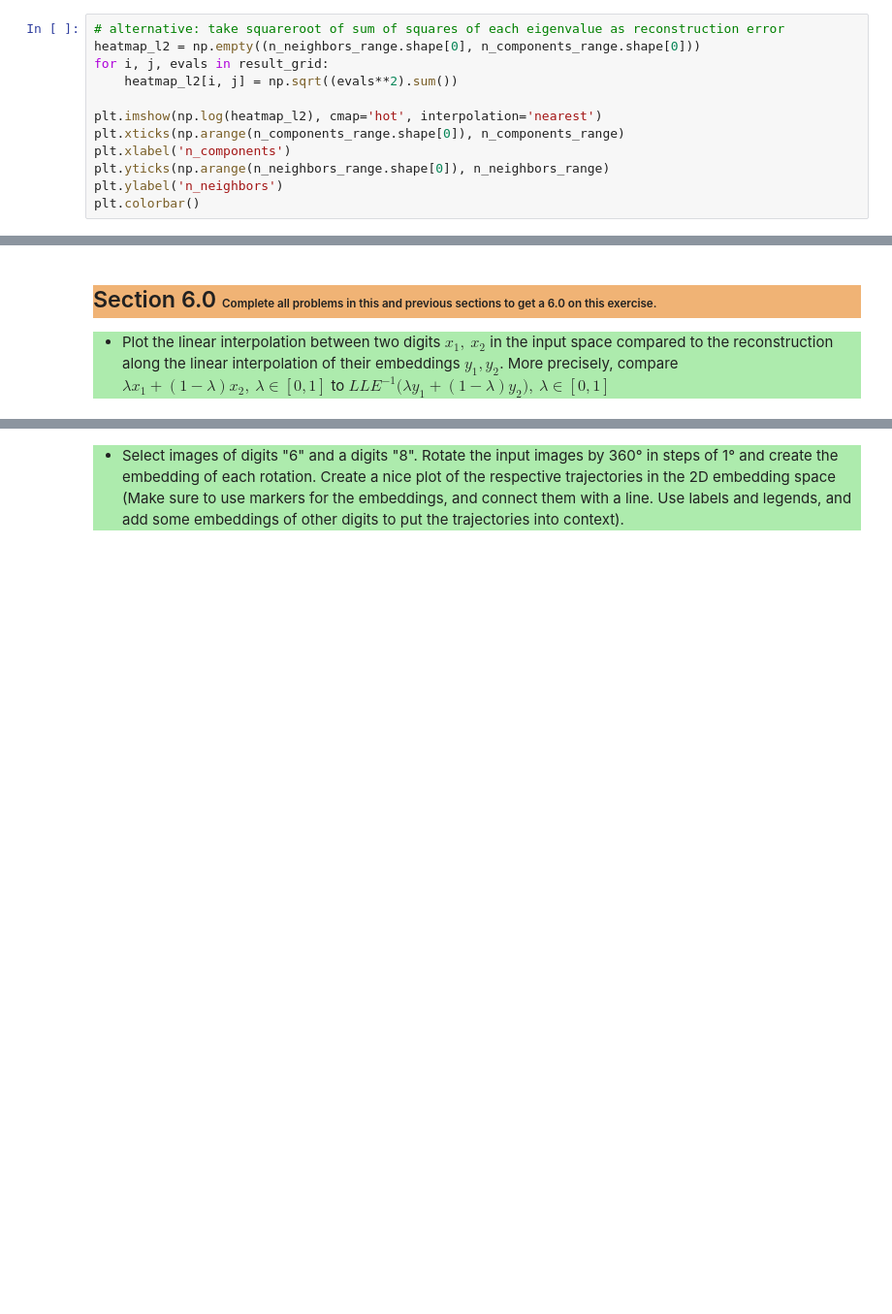
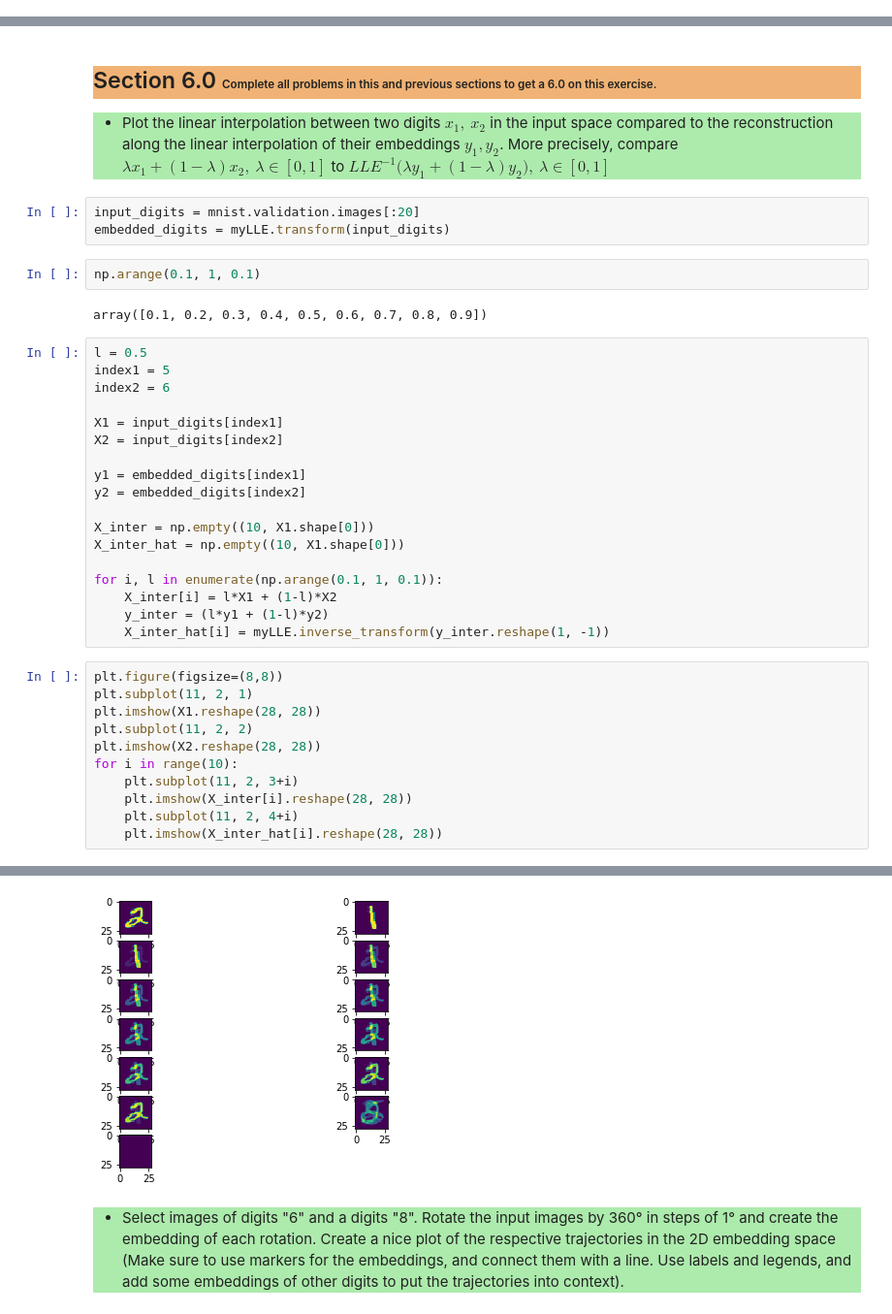
Before and after one commit to tdiggelm/eth-slt-ce-1, a Jupyter notebook: slt-ce-1.ipynb, the cells around one changed output, grey strips where cells are left out. Shown: that part at 97% size. Cells and saved outputs as stored; diff of their text form; blank space fills up the shorter version.

```diff
--- a/slt-ce-1.ipynb
+++ b/slt-ce-1.ipynb
@@ -416,12 +394,0 @@ plt.colorbar()
-# %%
-# alternative: take squareroot of sum of squares of each eigenvalue as reconstruction error
-heatmap_l2 = np.empty((n_neighbors_range.shape[0], n_components_range.shape[0]))
-for i, j, evals in result_grid:
-    heatmap_l2[i, j] = np.sqrt((evals**2).sum())
-
-plt.imshow(np.log(heatmap_l2), cmap='hot', interpolation='nearest')
-plt.xticks(np.arange(n_components_range.shape[0]), n_components_range)
-plt.xlabel('n_components')
-plt.yticks(np.arange(n_neighbors_range.shape[0]), n_neighbors_range)
-plt.ylabel('n_neighbors')
-plt.colorbar()
@@ -448,3 +462,40 @@ plt.colorbar()
         Plot the linear interpolation between two digits $x_1,\ x_2$ in the input space compared to the reconstruction along the linear interpolation of their embeddings $y_1, y_2$. More precisely, compare $\lambda x_1 + (1-\lambda) x_2,\ \lambda\in[0,1]$ to $LLE^{-1}\big(\lambda y_1 + (1-\lambda) y_2\big),\ \lambda\in[0,1]$
         </li>
     </ul>
+# %%
+input_digits = mnist.validation.images[:20]
+embedded_digits = myLLE.transform(input_digits)
+# %%
+np.arange(0.1, 1, 0.1)
+# %% [output]
+array([0.1, 0.2, 0.3, 0.4, 0.5, 0.6, 0.7, 0.8, 0.9])
+# %%
+l = 0.5
+index1 = 5
+index2 = 6
+
+X1 = input_digits[index1]
+X2 = input_digits[index2]
+
+y1 = embedded_digits[index1]
+y2 = embedded_digits[index2]
+
+X_inter = np.empty((10, X1.shape[0]))
+X_inter_hat = np.empty((10, X1.shape[0]))
+
+for i, l in enumerate(np.arange(0.1, 1, 0.1)):
+    X_inter[i] = l*X1 + (1-l)*X2
+    y_inter = (l*y1 + (1-l)*y2)
+    X_inter_hat[i] = myLLE.inverse_transform(y_inter.reshape(1, -1))
+# %%
+plt.figure(figsize=(8,8))
+plt.subplot(11, 2, 1)
+plt.imshow(X1.reshape(28, 28))
+plt.subplot(11, 2, 2)
+plt.imshow(X2.reshape(28, 28))
+for i in range(10):
+    plt.subplot(11, 2, 3+i)
+    plt.imshow(X_inter[i].reshape(28, 28))
+    plt.subplot(11, 2, 4+i)
+    plt.imshow(X_inter_hat[i].reshape(28, 28))
+# %% [output]
@@ -451,3 +504,4 @@ plt.colorbar()
+[figure, added]
 # %% [markdown]
 <ul style="background-color:#adebad;">
         <li>
```
Also changed, not shown: parts of 12 cells of this notebook.
